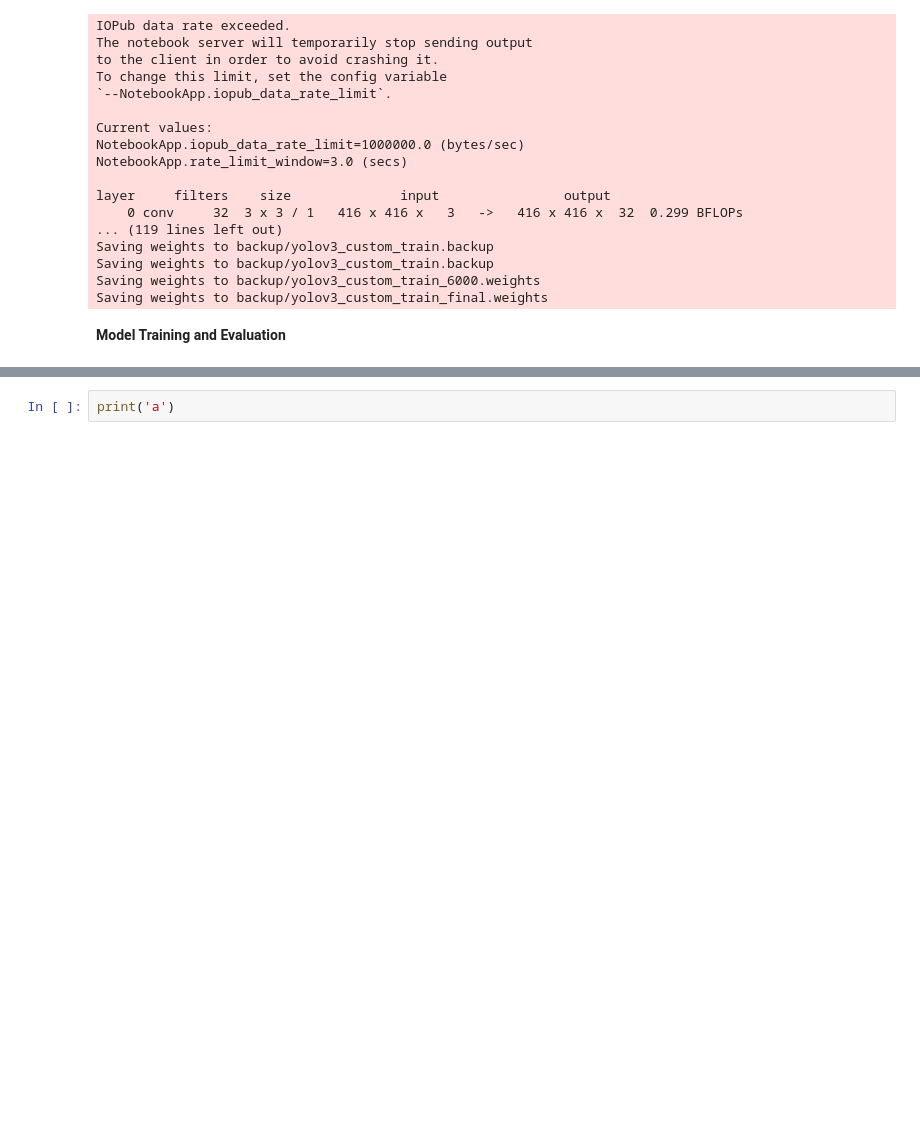
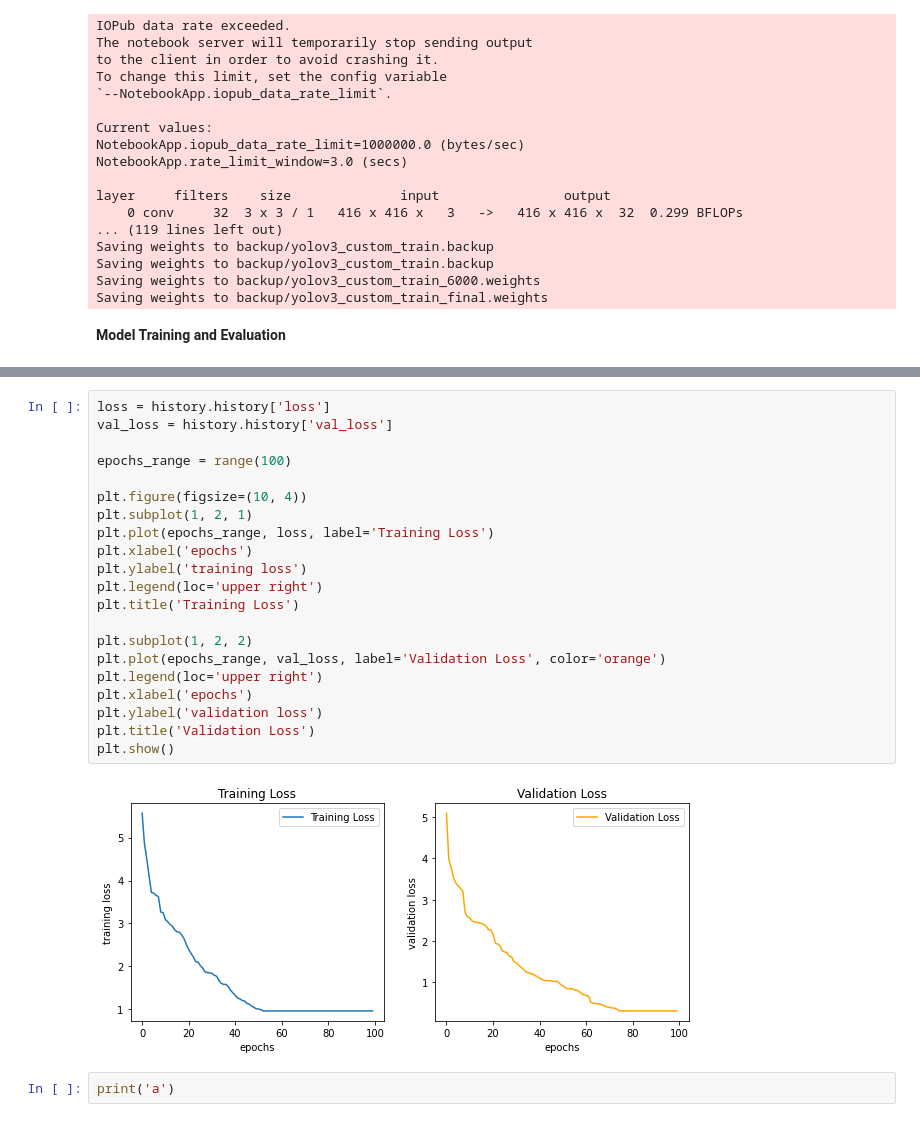
Before and after one commit to Albion-Krasniqi/Capstone, a Jupyter notebook: YoloV3_model_(experiment_3_image_size_416x416).ipynb, the cells around one changed output, grey strips where cells are left out. Saved outputs shown, nothing was run; the diff lists cells and outputs as text; blank space fills up the shorter version.

```diff
--- a/YoloV3_model_(experiment_3_image_size_416x416).ipynb
+++ b/YoloV3_model_(experiment_3_image_size_416x416).ipynb
@@ -322,3 +366,26 @@ Saving weights to backup/yolov3_custom_train_final.weights
+# %%
+loss = history.history['loss']
+val_loss = history.history['val_loss']
+
+epochs_range = range(100)
+
+plt.figure(figsize=(10, 4))
+plt.subplot(1, 2, 1)
+plt.plot(epochs_range, loss, label='Training Loss')
+plt.xlabel('epochs')
+plt.ylabel('training loss')
+plt.legend(loc='upper right')
+plt.title('Training Loss')
+
+plt.subplot(1, 2, 2)
+plt.plot(epochs_range, val_loss, label='Validation Loss', color='orange')
+plt.legend(loc='upper right')
+plt.xlabel('epochs')
+plt.ylabel('validation loss')
+plt.title('Validation Loss')
+plt.show()
+# %% [output]
+[figure, added]
 # %%
 print('a')
 # %% [output]
```
Also changed, not shown: parts of 4 cells of this notebook.
